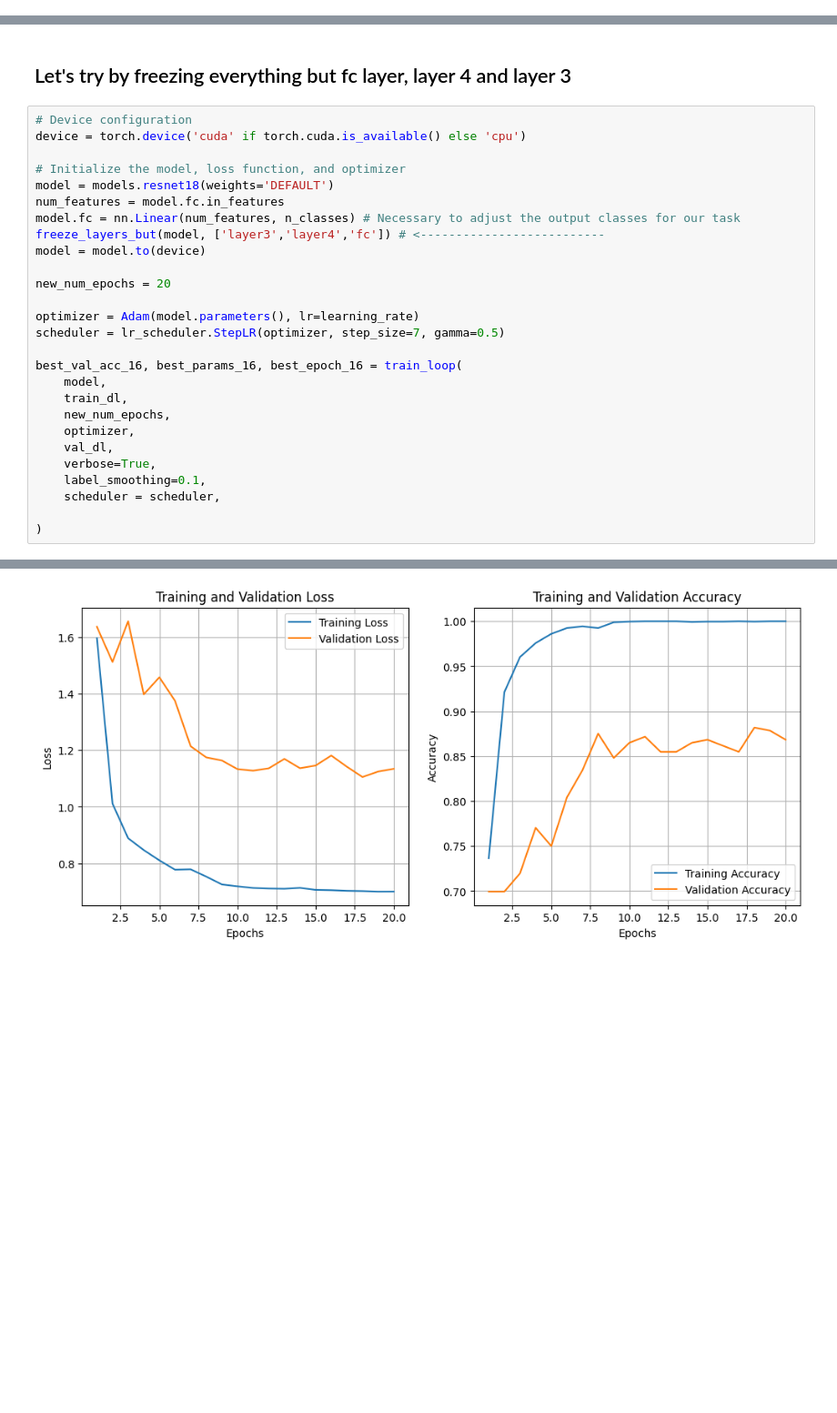
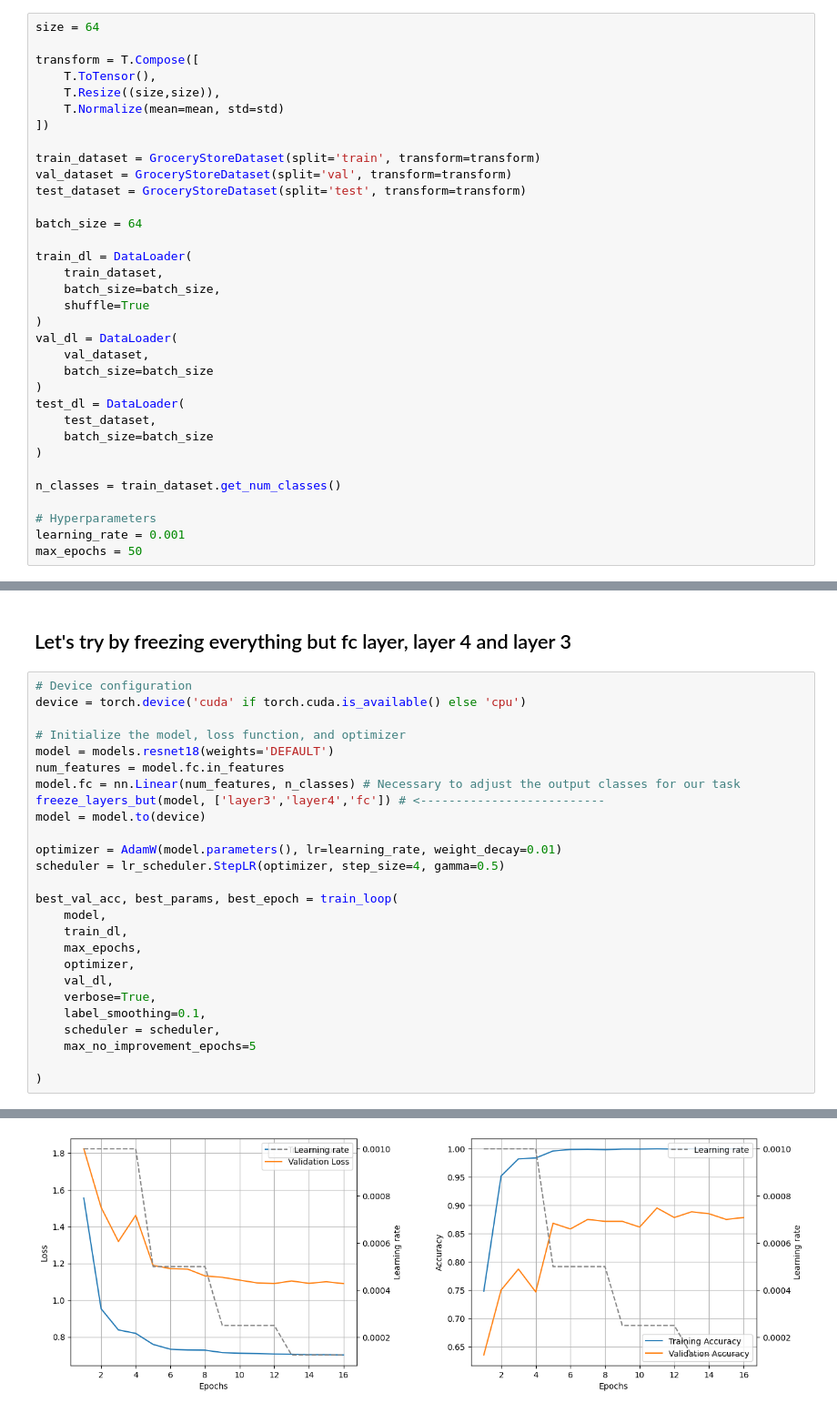
Before and after one commit to ncridlig/IPCV-UniBo, a Jupyter notebook: module2/assignment_module_2.ipynb, the cells around one changed output, grey strips where cells are left out. Shown at 91% size. Saved outputs shown, nothing was run; the diff lists cells and outputs as text; blank space fills up the shorter version.

```diff
--- a/module2/assignment_module_2.ipynb
+++ b/module2/assignment_module_2.ipynb
@@ -1262,0 +1086,34 @@ Our final experiment consists in 3 trials:
+# %%
+size = 64
+
+transform = T.Compose([
+    T.ToTensor(),
+    T.Resize((size,size)),
+    T.Normalize(mean=mean, std=std)
+])
+
+train_dataset = GroceryStoreDataset(split='train', transform=transform)
+val_dataset = GroceryStoreDataset(split='val', transform=transform)
+test_dataset = GroceryStoreDataset(split='test', transform=transform)
+
+batch_size = 64
+
+train_dl = DataLoader(
+    train_dataset,
+    batch_size=batch_size,
+    shuffle=True
+)
+val_dl = DataLoader(
+    val_dataset,
+    batch_size=batch_size
+)
+test_dl = DataLoader(
+    test_dataset,
+    batch_size=batch_size
+)
+
+n_classes = train_dataset.get_num_classes()
+
+# Hyperparameters
+learning_rate = 0.001
+max_epochs = 50
@@ -1378,20 +1479,19 @@ model.fc = nn.Linear(num_features, n_classes) # Necessary to adjust the output c
 freeze_layers_but(model, ['layer3','layer4','fc']) # <--------------------------
 model = model.to(device)
 
-new_num_epochs = 20
+optimizer = AdamW(model.parameters(), lr=learning_rate, weight_decay=0.01)
+scheduler = lr_scheduler.StepLR(optimizer, step_size=4, gamma=0.5)
 
-optimizer = Adam(model.parameters(), lr=learning_rate)
-scheduler = lr_scheduler.StepLR(optimizer, step_size=7, gamma=0.5)
-
-best_val_acc_16, best_params_16, best_epoch_16 = train_loop(
+best_val_acc, best_params, best_epoch = train_loop(
     model,
     train_dl,
-    new_num_epochs,
+    max_epochs,
     optimizer,
     val_dl,
     verbose=True,
     label_smoothing=0.1,
     scheduler = scheduler,
+    max_no_improvement_epochs=5
 
 )
 # %% [output]
@@ -1418 +1509 @@ Best epoch 18, best acc 0.882
-[figure, old version]
+[figure, new version]
```
Also changed, not shown: parts of 171 cells of this notebook, 3 other files.
